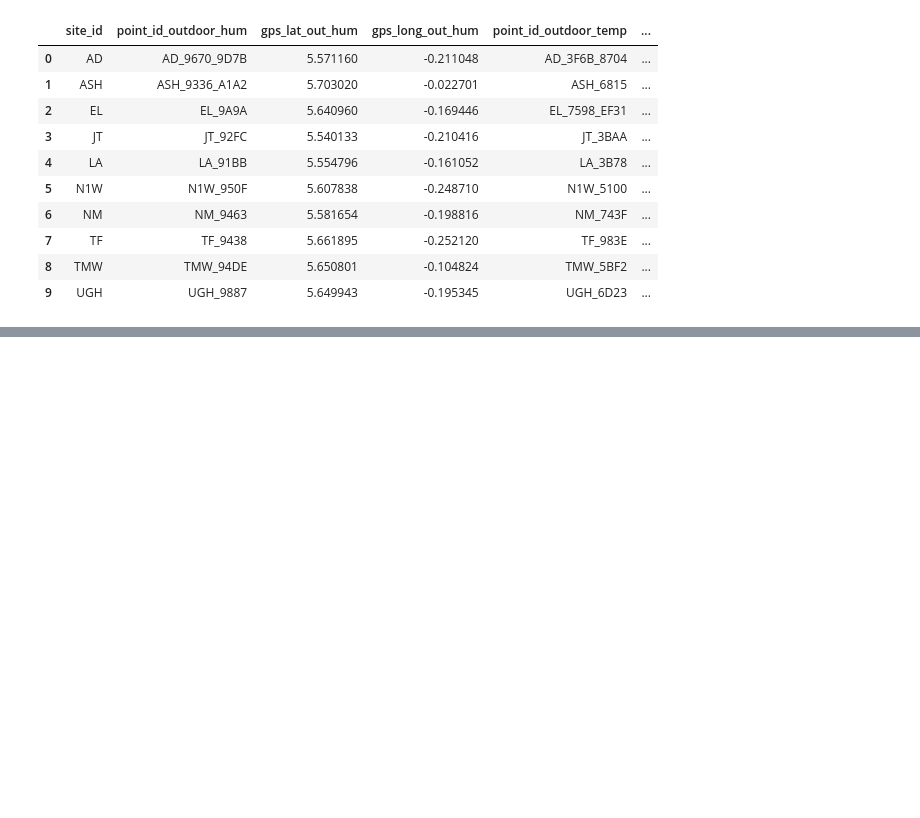
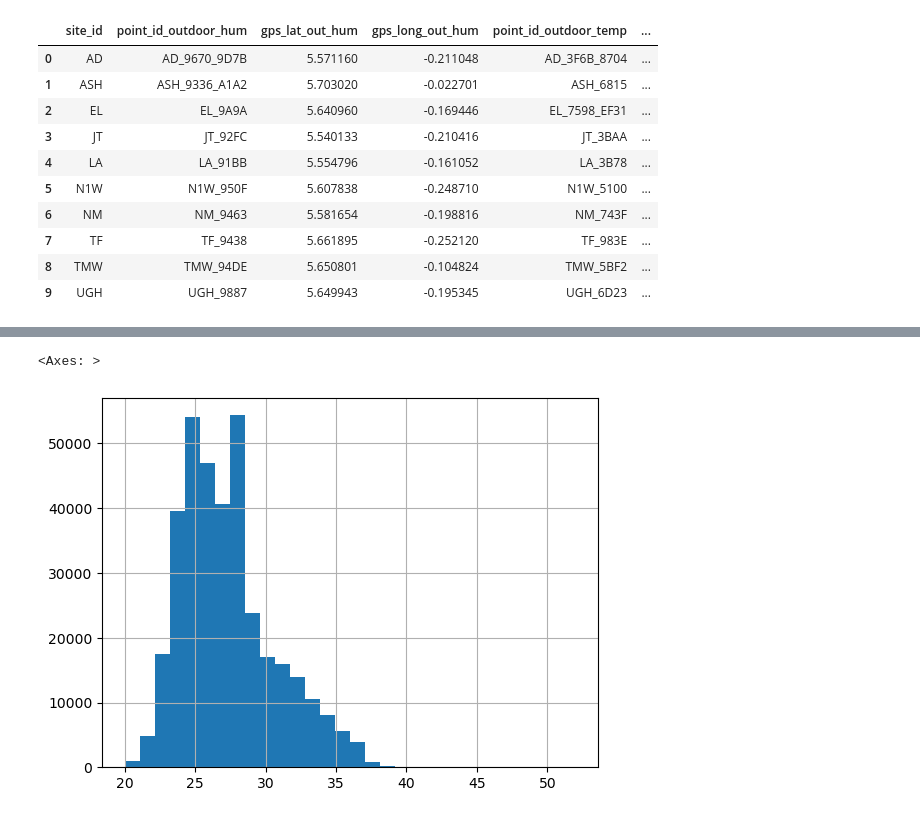
Before and after one commit to thicknavyrain/ATMC_data_analysis, a Jupyter notebook: Heat Index Calculation.ipynb, the cells around one changed output, grey strips where cells are left out. Cells and saved outputs as stored; diff of their text form; code cells hidden in the pictures; blank space fills up the shorter version.

```diff
--- a/Heat Index Calculation.ipynb
+++ b/Heat Index Calculation.ipynb
@@ -204,0 +252,5 @@ len(final_merged_df[['Date/Time', 'site_id', 'Value_temp', 'Value_hum']])
+# %%
+final_merged_df['Value_temp'].hist(bins=30)
+# %% [output]
+<Axes: >
+[figure, added]
```
Also changed, not shown: parts of 24 cells of this notebook, 13 other files.
